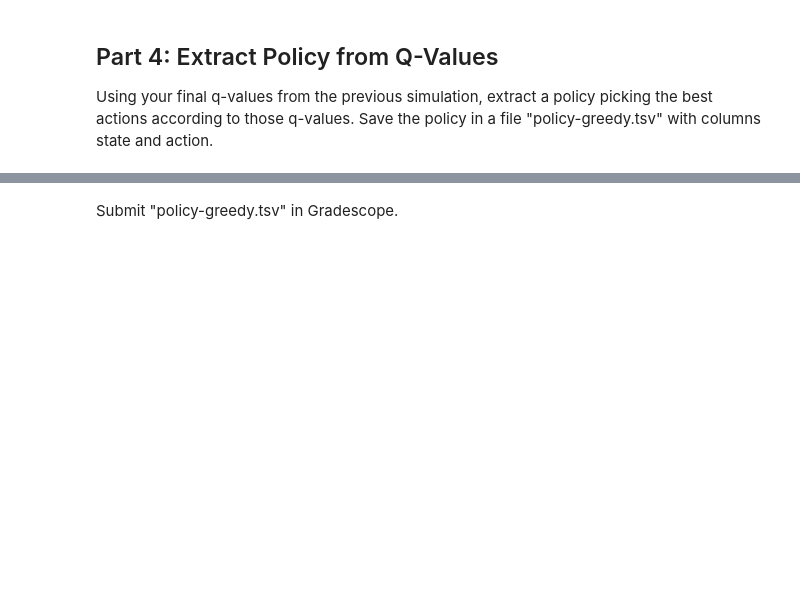
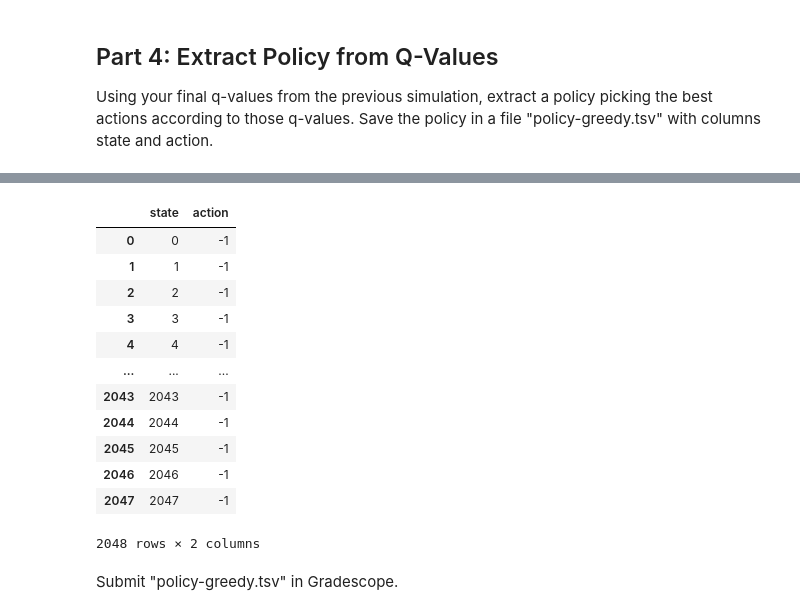
Before and after one commit to calebhadley1/AI_in_the_Field_Coursework, a Jupyter notebook: Week 8/project.ipynb, the cells around one changed output, grey strips where cells are left out. Saved outputs shown, nothing was run; the diff lists cells and outputs as text; code cells hidden in the pictures; blank space fills up the shorter version.

```diff
--- a/Week 8/project.ipynb
+++ b/Week 8/project.ipynb
@@ -389,2 +403,25 @@ Save the policy in a file "policy-greedy.tsv" with columns state and action.
+# %%
+q4_best_rows = q_table.groupby('state')['q_value'].idxmax()
+
+policy_greedy_df = (
+    q_table.loc[q4_best_rows, ['state', 'action']]
+    .sort_values("state")
+    .reset_index(drop=True)
+)
+policy_greedy_df
+# %% [output]
+|  | state | action |
+| 0 | 0 | -1 |
+| 1 | 1 | -1 |
+| 2 | 2 | -1 |
+| 3 | 3 | -1 |
+| 4 | 4 | -1 |
+| ... | ... | ... |
+| 2043 | 2043 | -1 |
+| 2044 | 2044 | -1 |
+| 2045 | 2045 | -1 |
+| 2046 | 2046 | -1 |
+| 2047 | 2047 | -1 |
+2048 rows × 2 columns
 # %% [markdown]
 Submit "policy-greedy.tsv" in Gradescope.
```
Also changed, not shown: parts of 3 cells of this notebook, 1 other file.
